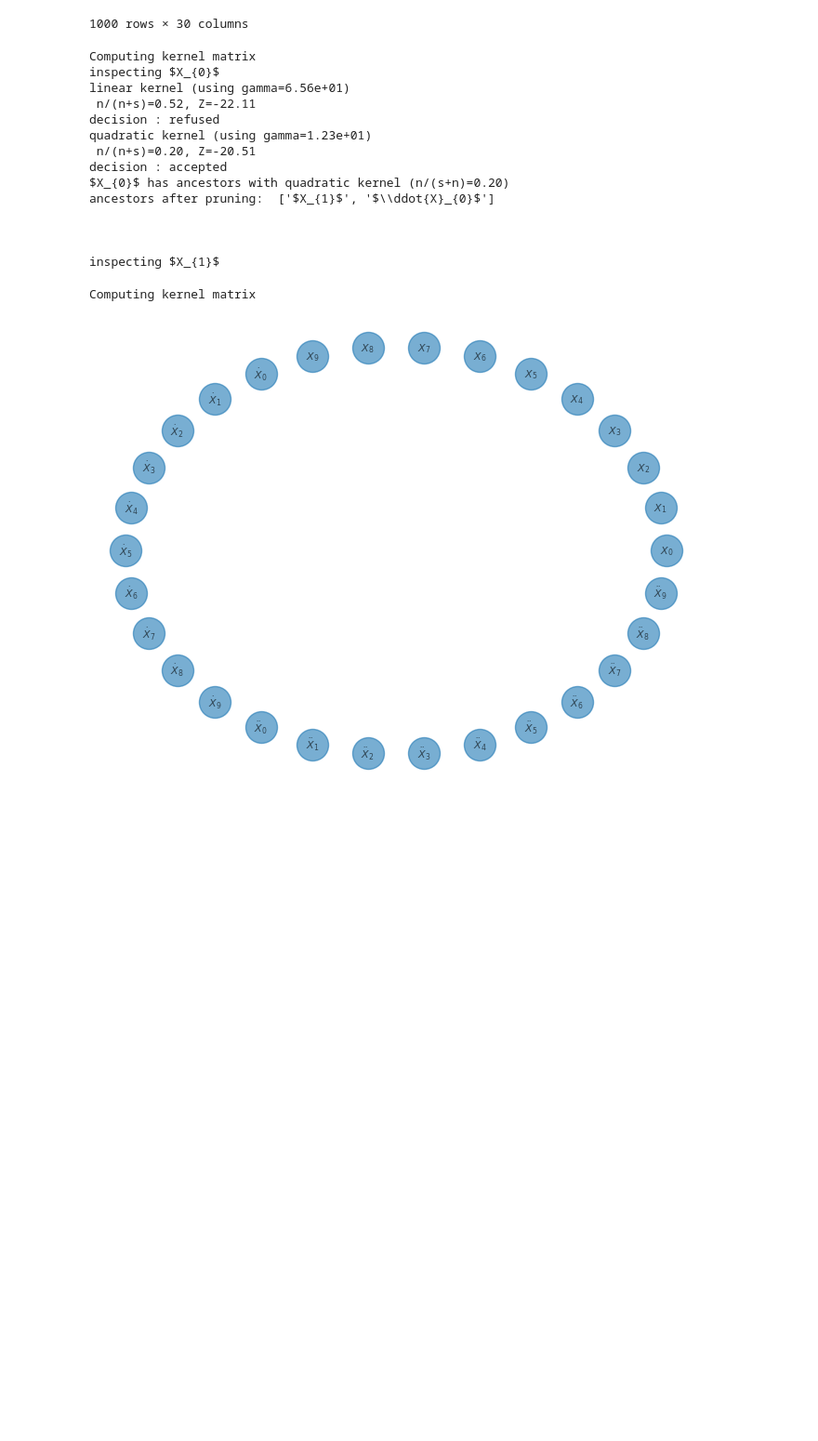
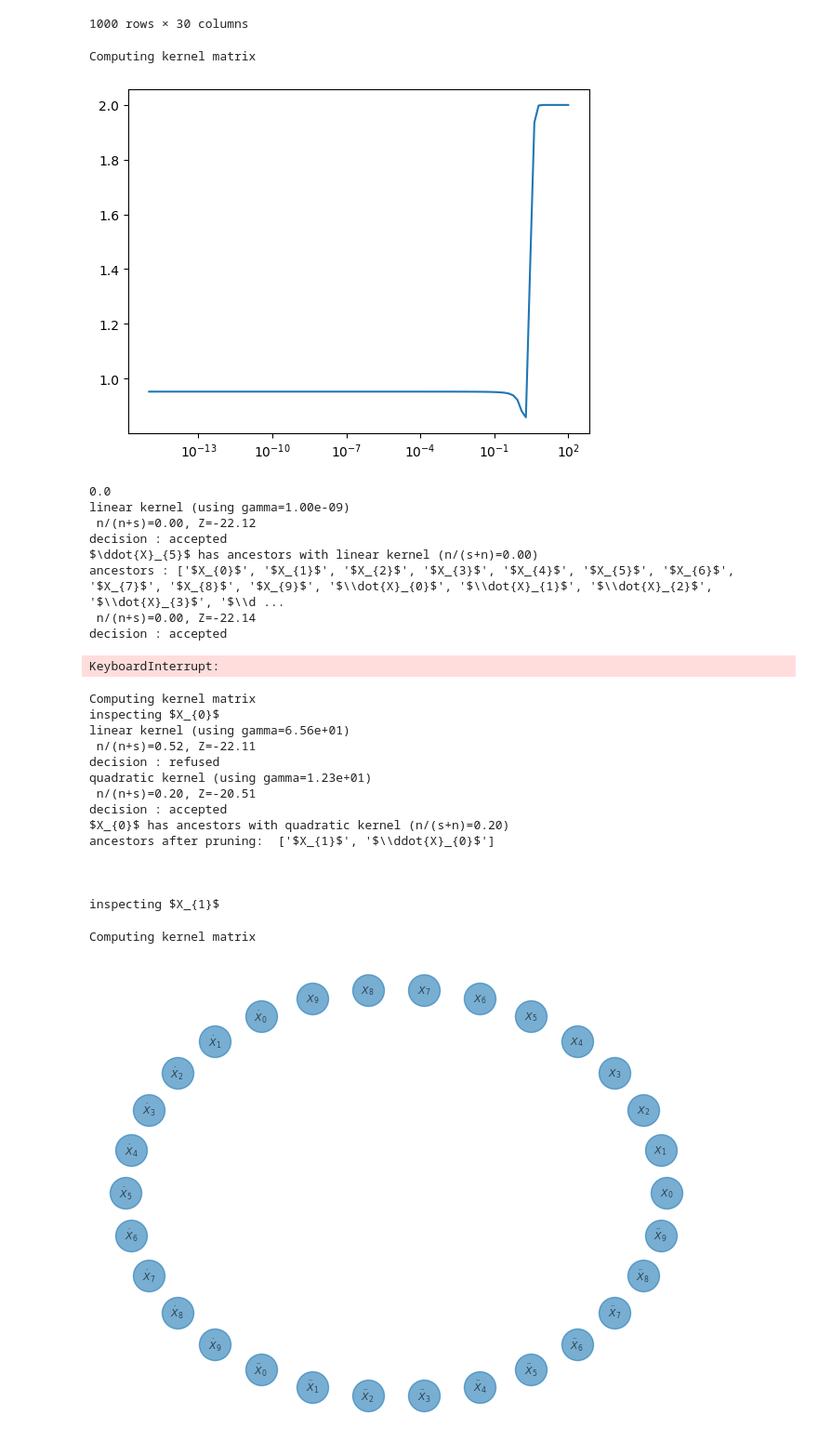
Before and after one commit to PauBatlle/GraphDiscovery, a Jupyter notebook: FPUT graph discovery.ipynb, the cells around one changed output. Shown at 93% size. Cells and saved outputs as stored; diff of their text form; code cells hidden in the pictures; blank space fills up the shorter version.

```diff
--- a/FPUT graph discovery.ipynb
+++ b/FPUT graph discovery.ipynb
@@ -31,6 +33,22 @@ df
 | 998 | -0.154976 | 0.074445 | -0.066226 | -0.182642 | 0.284772 | 0.080398 | -0.274946 | 0.027231 | 0.325166 | -0.052136 | ... | ... |
 | 999 | -0.041025 | 0.204624 | 0.053900 | 0.010933 | -0.083813 | 0.274687 | -0.126738 | 0.214071 | 0.103440 | 0.149630 | ... | ... |
 1000 rows × 30 columns
+# %%
+beta=onp.array([0.1,0.01,0.001])
+graph_discovery=GraphDiscoveryNew(X.T,beta,onp.array(node_names),l=1)
+graph_discovery.find_ancestors("$\ddot{X}_{5}$",gamma='auto',kPCA='no')
+# %% [output]
+Computing kernel matrix
+[figure, added]
+0.0
+linear kernel (using gamma=1.00e-09)
+ n/(n+s)=0.00, Z=-22.12
+decision : accepted
+$\ddot{X}_{5}$ has ancestors with linear kernel (n/(s+n)=0.00)
+ancestors : ['$X_{0}$', '$X_{1}$', '$X_{2}$', '$X_{3}$', '$X_{4}$', '$X_{5}$', '$X_{6}$', '$X_{7}$', '$X_{8}$', '$X_{9}$', '$\\dot{X}_{0}$', '$\\dot{X}_{1}$', '$\\dot{X}_{2}$', '$\\dot{X}_{3}$', '$\\d ...
+ n/(n+s)=0.00, Z=-22.14
+decision : accepted
+KeyboardInterrupt:
 # %%
 beta=onp.array([0.1,0.01,0.001])
 graph_discovery=GraphDiscoveryNew(X.T,beta,onp.array(node_names),l=1)
```
Also changed, not shown: parts of 10 cells of this notebook, 2 other files.
